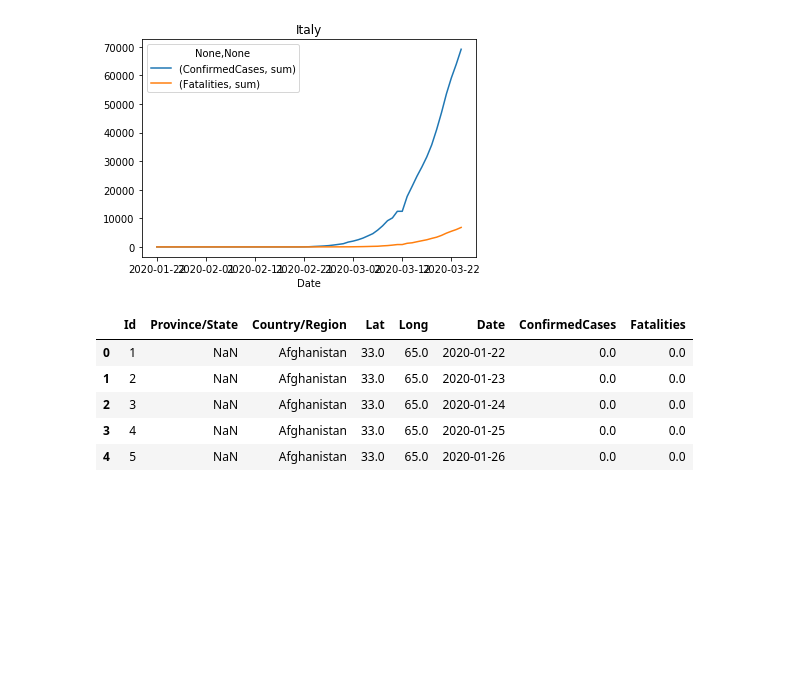
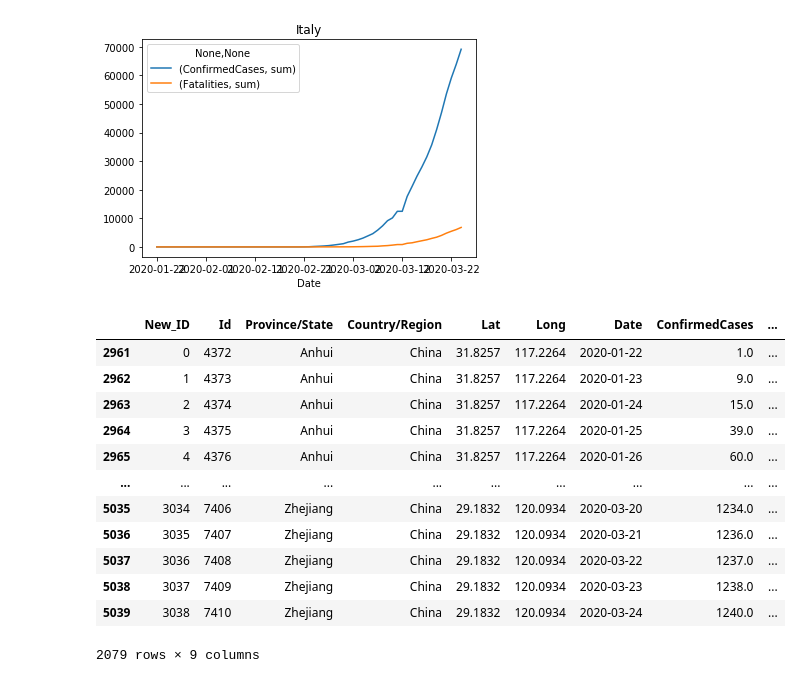
Before and after one commit to EssamMohamedAbo-ElMkarem/Machine-Learning-snippets, a Jupyter notebook: COVID19 Global Forecast week1.ipynb, the cells around one changed output. Saved outputs shown, nothing was run; the diff lists cells and outputs as text; code cells hidden in the pictures; blank space fills up the shorter version.

```diff
--- a/COVID19 Global Forecast week1.ipynb
+++ b/COVID19 Global Forecast week1.ipynb
@@ -69,10 +70 @@ for c in df['Country/Region'].unique():
     countries_data[c].insert(0, 'New_ID', countries_data[c].Id - countries_data[c].Id.iloc[0])
-# %%
-df.head()
-# %% [output]
-|  | Id | Province/State | Country/Region | Lat | Long | Date | ConfirmedCases | Fatalities |
-| 0 | 1 | NaN | Afghanistan | 33.0 | 65.0 | 2020-01-22 | 0.0 | 0.0 |
-| 1 | 2 | NaN | Afghanistan | 33.0 | 65.0 | 2020-01-23 | 0.0 | 0.0 |
-| 2 | 3 | NaN | Afghanistan | 33.0 | 65.0 | 2020-01-24 | 0.0 | 0.0 |
-| 3 | 4 | NaN | Afghanistan | 33.0 | 65.0 | 2020-01-25 | 0.0 | 0.0 |
-| 4 | 5 | NaN | Afghanistan | 33.0 | 65.0 | 2020-01-26 | 0.0 | 0.0 |
@@ -80,0 +71,16 @@ df.head()
+# %%
+countries_data['China']
+# %% [output]
+|  | New_ID | Id | Province/State | Country/Region | Lat | Long | Date | ConfirmedCases | ... |
+| 2961 | 0 | 4372 | Anhui | China | 31.8257 | 117.2264 | 2020-01-22 | 1.0 | ... |
+| 2962 | 1 | 4373 | Anhui | China | 31.8257 | 117.2264 | 2020-01-23 | 9.0 | ... |
+| 2963 | 2 | 4374 | Anhui | China | 31.8257 | 117.2264 | 2020-01-24 | 15.0 | ... |
+| 2964 | 3 | 4375 | Anhui | China | 31.8257 | 117.2264 | 2020-01-25 | 39.0 | ... |
+| 2965 | 4 | 4376 | Anhui | China | 31.8257 | 117.2264 | 2020-01-26 | 60.0 | ... |
+| ... | ... | ... | ... | ... | ... | ... | ... | ... | ... |
+| 5035 | 3034 | 7406 | Zhejiang | China | 29.1832 | 120.0934 | 2020-03-20 | 1234.0 | ... |
+| 5036 | 3035 | 7407 | Zhejiang | China | 29.1832 | 120.0934 | 2020-03-21 | 1236.0 | ... |
+| 5037 | 3036 | 7408 | Zhejiang | China | 29.1832 | 120.0934 | 2020-03-22 | 1237.0 | ... |
+| 5038 | 3037 | 7409 | Zhejiang | China | 29.1832 | 120.0934 | 2020-03-23 | 1238.0 | ... |
+| 5039 | 3038 | 7410 | Zhejiang | China | 29.1832 | 120.0934 | 2020-03-24 | 1240.0 | ... |
+2079 rows × 9 columns
```
Also changed, not shown: parts of 10 cells of this notebook.
